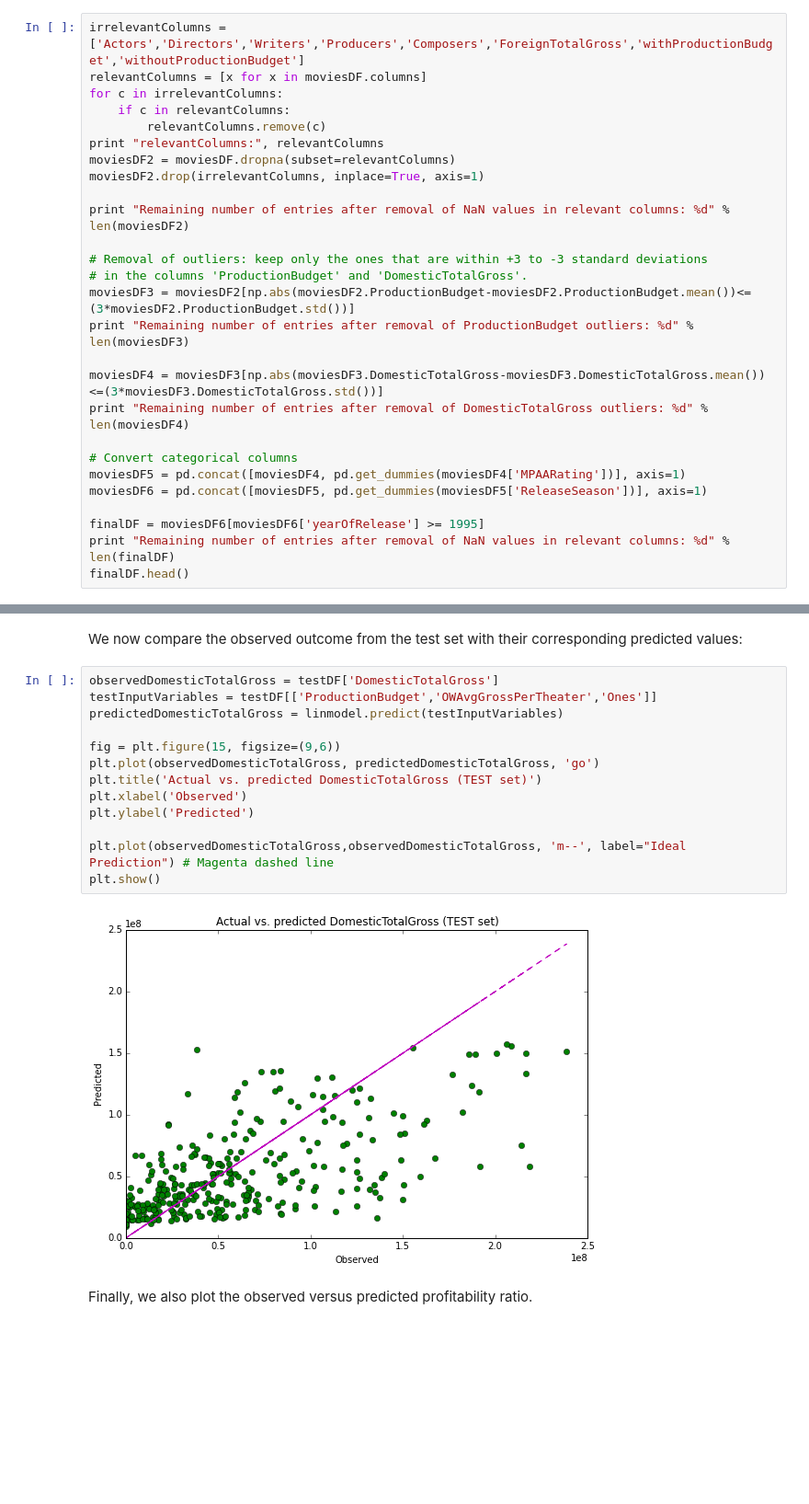
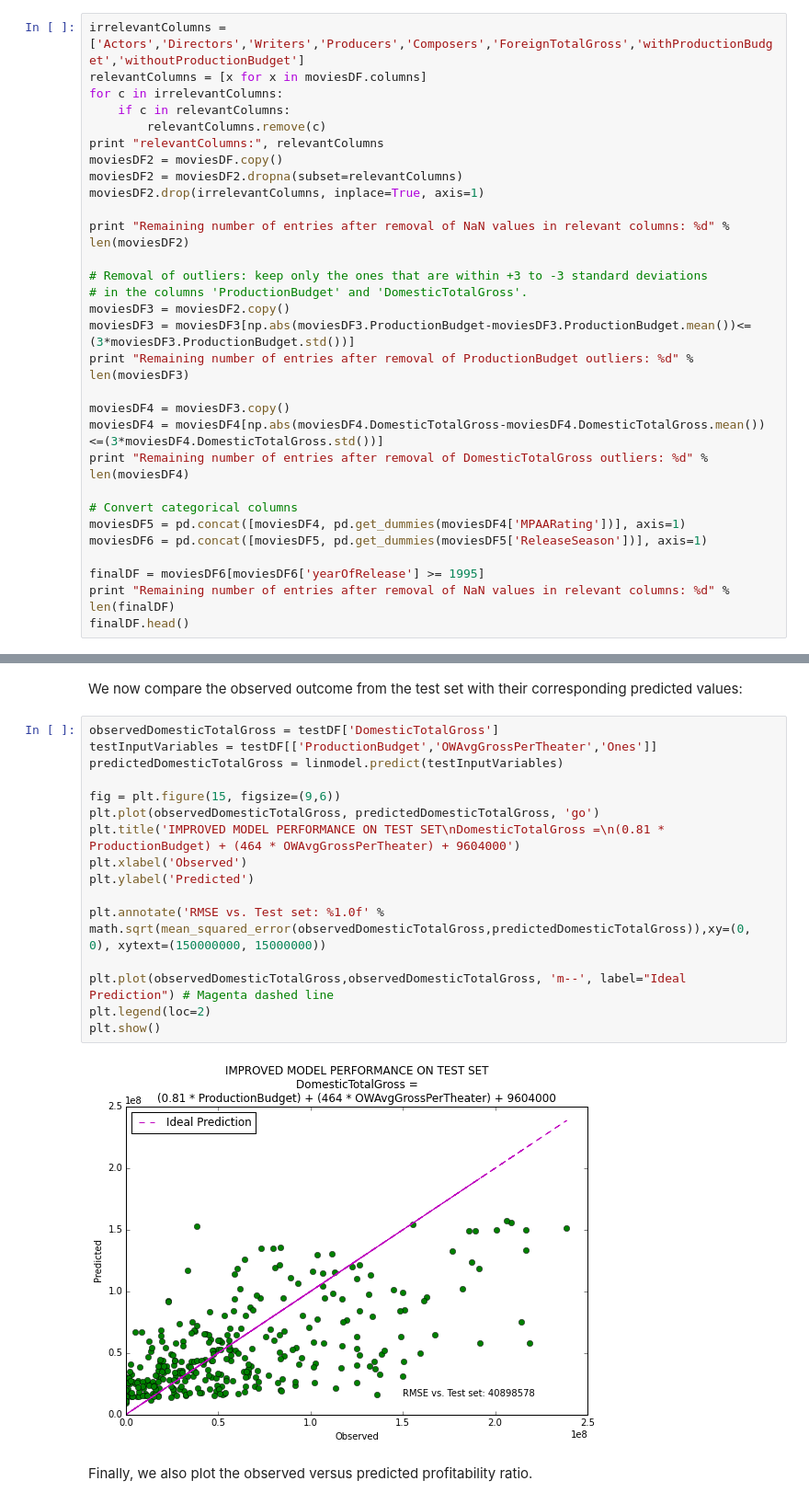
Before and after one commit to fdurant/linres_challenges, a Jupyter notebook: linear_regression_challenges_2.ipynb, the cells around one changed output, grey strips where cells are left out. Shown at 92% size. Cells and saved outputs as stored; diff of their text form; blank space fills up the shorter version.

```diff
--- a/linear_regression_challenges_2.ipynb
+++ b/linear_regression_challenges_2.ipynb
@@ -70,17 +74,20 @@ for c in irrelevantColumns:
     if c in relevantColumns:
         relevantColumns.remove(c)
 print "relevantColumns:", relevantColumns
-moviesDF2 = moviesDF.dropna(subset=relevantColumns)
+moviesDF2 = moviesDF.copy()
+moviesDF2 = moviesDF2.dropna(subset=relevantColumns)
 moviesDF2.drop(irrelevantColumns, inplace=True, axis=1)
 
 print "Remaining number of entries after removal of NaN values in relevant columns: %d" % len(moviesDF2)
 
 # Removal of outliers: keep only the ones that are within +3 to -3 standard deviations
 # in the columns 'ProductionBudget' and 'DomesticTotalGross'.
-moviesDF3 = moviesDF2[np.abs(moviesDF2.ProductionBudget-moviesDF2.ProductionBudget.mean())<=(3*moviesDF2.ProductionBudget.std())]
+moviesDF3 = moviesDF2.copy()
+moviesDF3 = moviesDF3[np.abs(moviesDF3.ProductionBudget-moviesDF3.ProductionBudget.mean())<=(3*moviesDF3.ProductionBudget.std())]
 print "Remaining number of entries after removal of ProductionBudget outliers: %d" % len(moviesDF3)
 
-moviesDF4 = moviesDF3[np.abs(moviesDF3.DomesticTotalGross-moviesDF3.DomesticTotalGross.mean())<=(3*moviesDF3.DomesticTotalGross.std())]
+moviesDF4 = moviesDF3.copy()
+moviesDF4 = moviesDF4[np.abs(moviesDF4.DomesticTotalGross-moviesDF4.DomesticTotalGross.mean())<=(3*moviesDF4.DomesticTotalGross.std())]
 print "Remaining number of entries after removal of DomesticTotalGross outliers: %d" % len(moviesDF4)
 
 # Convert categorical columns
@@ -191,18 +198,21 @@ We now compare the observed outcome from the test set with their corresponding p
 # %%
 observedDomesticTotalGross = testDF['DomesticTotalGross']
 testInputVariables = testDF[['ProductionBudget','OWAvgGrossPerTheater','Ones']]
 predictedDomesticTotalGross = linmodel.predict(testInputVariables)
 
 fig = plt.figure(15, figsize=(9,6))
 plt.plot(observedDomesticTotalGross, predictedDomesticTotalGross, 'go')
-plt.title('Actual vs. predicted DomesticTotalGross (TEST set)')
+plt.title('IMPROVED MODEL PERFORMANCE ON TEST SET\nDomesticTotalGross =\n(0.81 * ProductionBudget) + (464 * OWAvgGrossPerTheater) + 9604000')
 plt.xlabel('Observed')
 plt.ylabel('Predicted')
 
+plt.annotate('RMSE vs. Test set: %1.0f' % math.sqrt(mean_squared_error(observedDomesticTotalGross,predictedDomesticTotalGross)),xy=(0, 0), xytext=(150000000, 15000000))
+
 plt.plot(observedDomesticTotalGross,observedDomesticTotalGross, 'm--', label="Ideal Prediction") # Magenta dashed line
+plt.legend(loc=2)
 plt.show()
 # %% [output]
-[figure, old version]
+[figure, new version]
 # %% [markdown]
 Finally, we also plot the observed versus predicted profitability ratio.
 # %%
```
Also changed, not shown: parts of 34 cells of this notebook.
